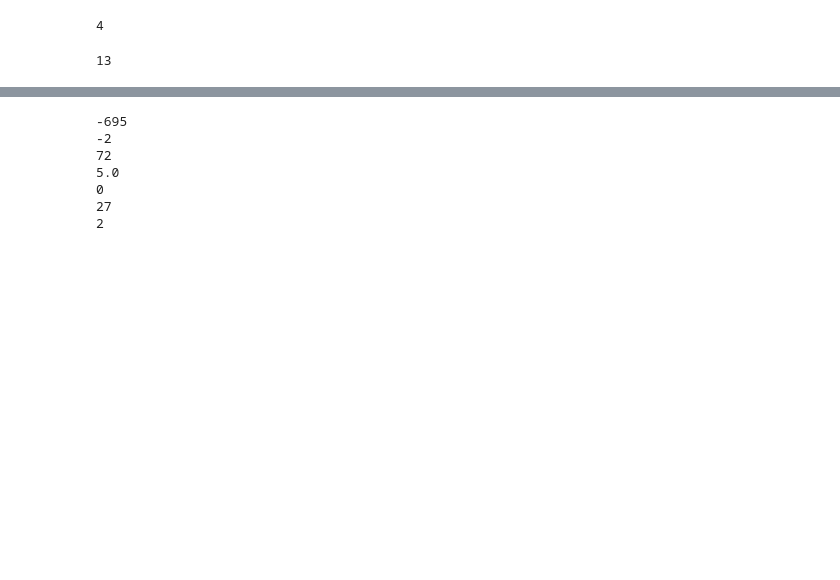
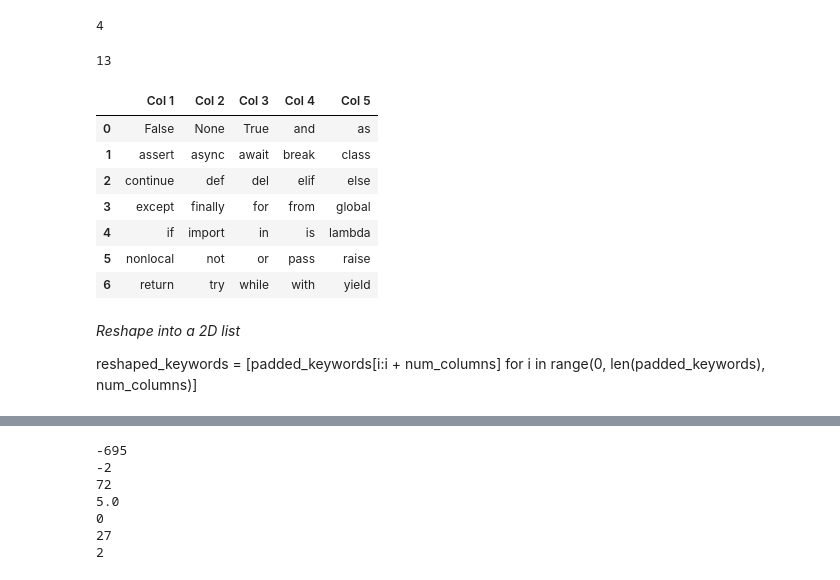
Before and after one commit to madhan96p/DataSci, a Jupyter notebook: python.ipynb, the cells around one changed output, grey strips where cells are left out. Cells and saved outputs as stored; diff of their text form; code cells hidden in the pictures; blank space fills up the shorter version.

Commit message:
Add Python Keywords Table
- Introduced a new markdown file containing a comprehensive table of Python reserved keywords.
- The keywords are organized into five columns for easy reference.

```diff
--- a/python.ipynb
+++ b/python.ipynb
@@ -12,3 +12,39 @@ b=10
 print(a+b)
 # %% [output]
 13
+# %%
+import keyword
+import pandas as pd
+
+# Display the keywords in a formatted way
+keywords = keyword.kwlist
+
+# Arrange keywords into 5 columns for better display
+num_columns = 5
+
+# Calculate number of rows needed
+num_rows = -(-len(keywords) // num_columns)  # Ceiling division
+
+# Pad the list with empty strings if needed to fill all columns
+padded_keywords = keywords + [""] * (num_rows * num_columns - len(keywords))
+
+# Reshape into a 2D list
+reshaped_keywords = [padded_keywords[i:i + num_columns] for i in range(0, len(padded_keywords), num_columns)]
+
+# Create DataFrame
+df_keywords_reshaped = pd.DataFrame(reshaped_keywords, columns=[f"Col {i+1}" for i in range(num_columns)])
+df_keywords_reshaped
+# %% [output]
+|  | Col 1 | Col 2 | Col 3 | Col 4 | Col 5 |
+| 0 | False | None | True | and | as |
+| 1 | assert | async | await | break | class |
+| 2 | continue | def | del | elif | else |
+| 3 | except | finally | for | from | global |
+| 4 | if | import | in | is | lambda |
+| 5 | nonlocal | not | or | pass | raise |
+| 6 | return | try | while | with | yield |
+# %% [markdown]
+*Reshape into a 2D list*
+
+
+reshaped_keywords = [padded_keywords[i:i + num_columns] for i in range(0, len(padded_keywords), num_columns)]
```
Also changed, not shown: parts of 8 cells of this notebook, 1 other file.
